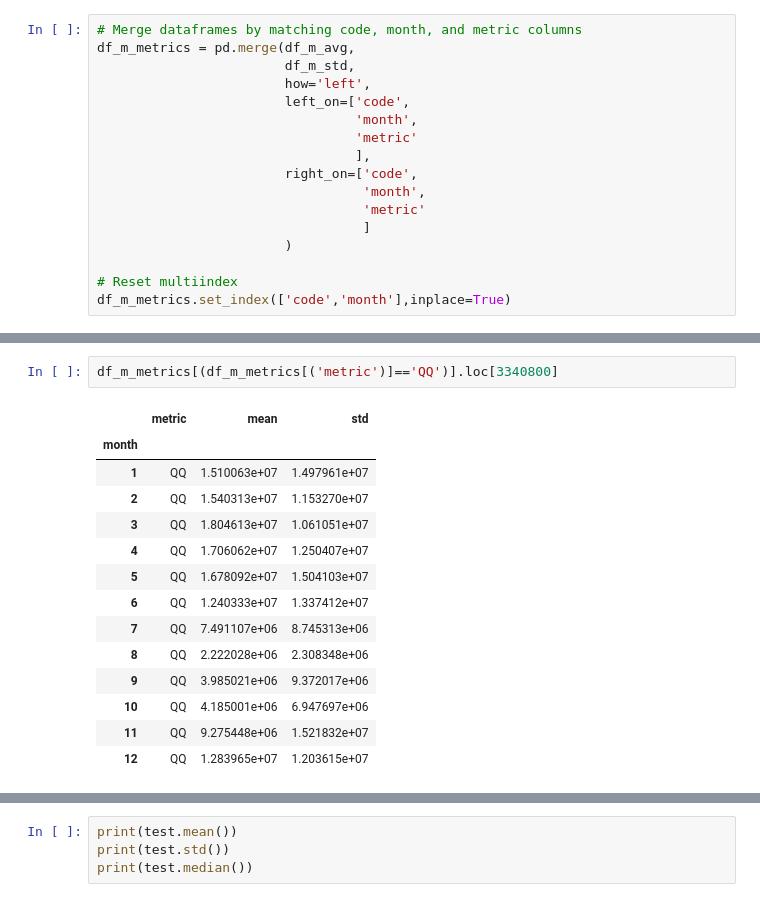
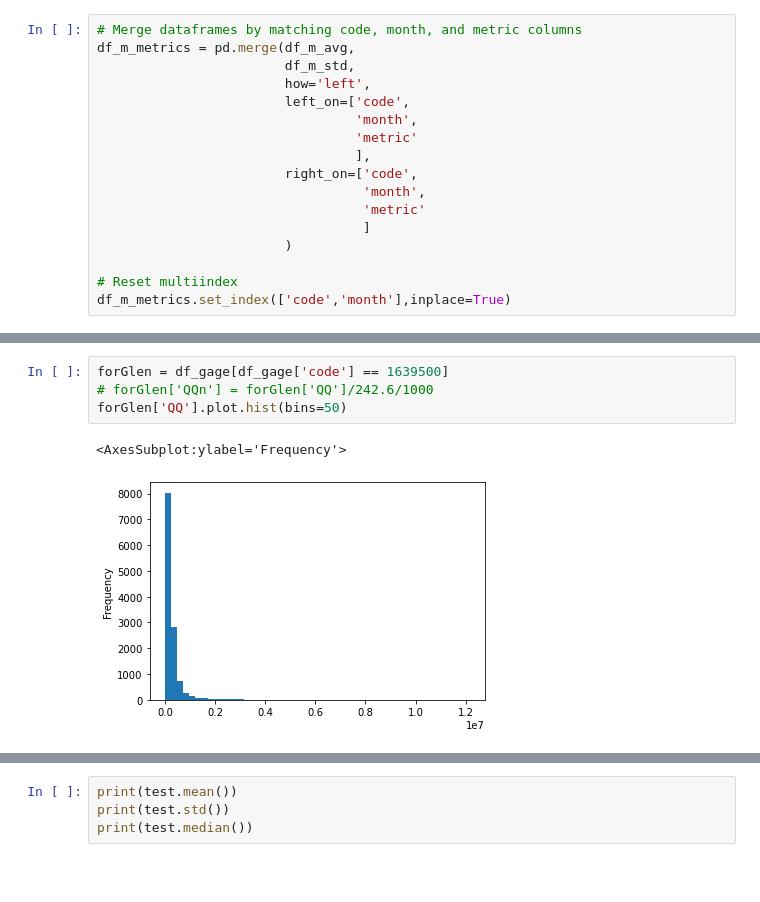
Before and after one commit to GW-modelling-Spring2022/homework-david-edu-morales, a Jupyter notebook: Surface/Surface Water Project/data_manipulation_daymet.ipynb, the cells around one changed output, grey strips where cells are left out. Saved outputs shown, nothing was run; the diff lists cells and outputs as text; blank space fills up the shorter version.

```diff
--- a/Surface/Surface Water Project/data_manipulation_daymet.ipynb
+++ b/Surface/Surface Water Project/data_manipulation_daymet.ipynb
@@ -311,18 +295,8 @@ plt.show()
-# %%
-df_m_metrics[(df_m_metrics[('metric')]=='QQ')].loc[3340800]
-# %% [output]
-|  | metric | mean | std |
-| month |  |  |  |
-| 1 | QQ | 1.510063e+07 | 1.497961e+07 |
-| 2 | QQ | 1.540313e+07 | 1.153270e+07 |
-| 3 | QQ | 1.804613e+07 | 1.061051e+07 |
-| 4 | QQ | 1.706062e+07 | 1.250407e+07 |
-| 5 | QQ | 1.678092e+07 | 1.504103e+07 |
-| 6 | QQ | 1.240333e+07 | 1.337412e+07 |
-| 7 | QQ | 7.491107e+06 | 8.745313e+06 |
-| 8 | QQ | 2.222028e+06 | 2.308348e+06 |
-| 9 | QQ | 3.985021e+06 | 9.372017e+06 |
-| 10 | QQ | 4.185001e+06 | 6.947697e+06 |
-| 11 | QQ | 9.275448e+06 | 1.521832e+07 |
-| 12 | QQ | 1.283965e+07 | 1.203615e+07 |
+# %%
+forGlen = df_gage[df_gage['code'] == 1639500]
+# forGlen['QQn'] = forGlen['QQ']/242.6/1000
+forGlen['QQ'].plot.hist(bins=50)
+# %% [output]
+<AxesSubplot:ylabel='Frequency'>
+[figure, added]
 # %%
```
Also changed, not shown: parts of 5 cells of this notebook, 2 other files.
